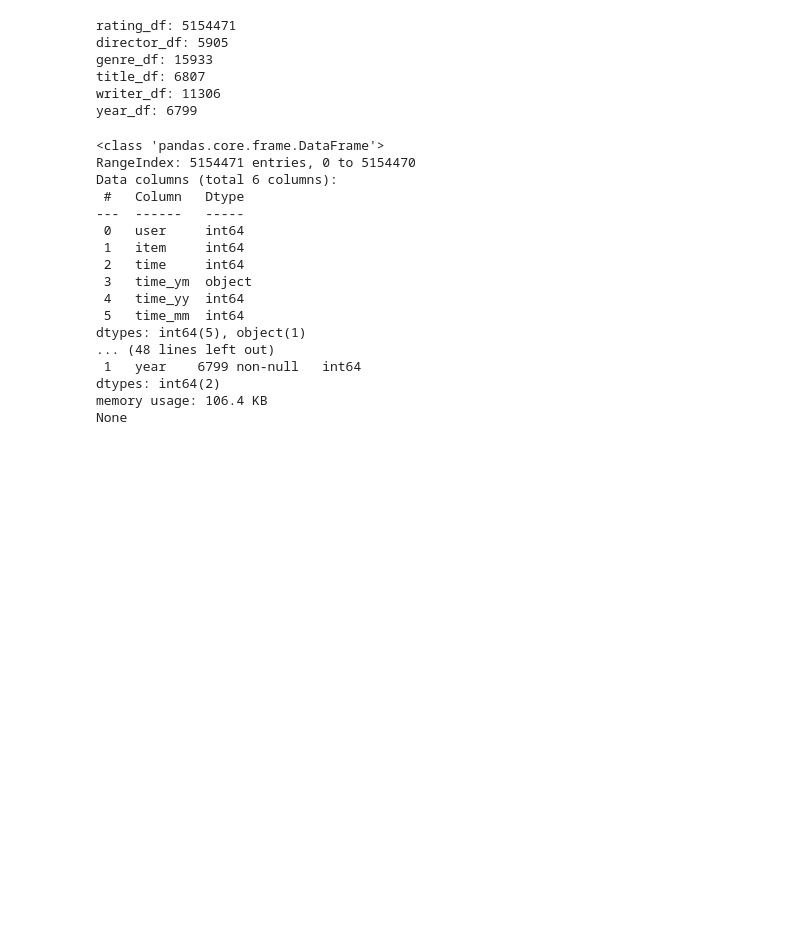
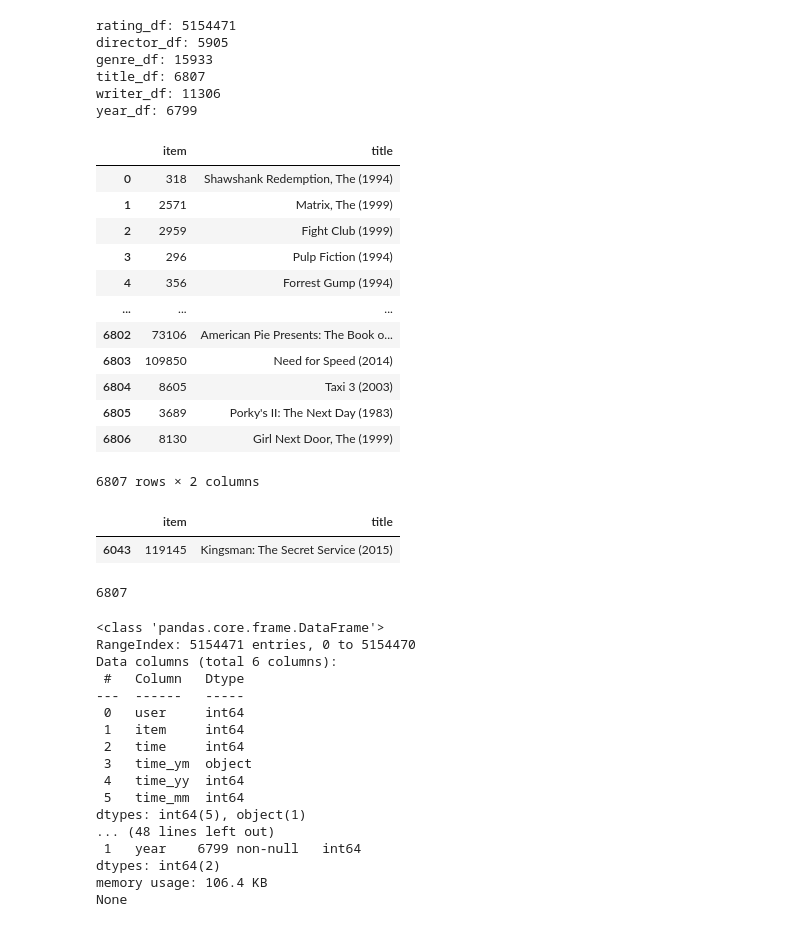
Before and after one commit to boostcampaitech7/level2-recsys-movierecommendation-recsys-03-lv3, a Jupyter notebook: EDA/davin_EDA.ipynb, the cells around one changed output. Drawn from its saved outputs; the diff is of its cells as text; code cells hidden in the pictures; blank space fills up the shorter version.

```diff
--- a/EDA/davin_EDA.ipynb
+++ b/EDA/davin_EDA.ipynb
@@ -44,6 +44,33 @@ genre_df: 15933
 title_df: 6807
 writer_df: 11306
 year_df: 6799
+# %%
+title_df
+# %% [output]
+|  | item | title |
+| 0 | 318 | Shawshank Redemption, The (1994) |
+| 1 | 2571 | Matrix, The (1999) |
+| 2 | 2959 | Fight Club (1999) |
+| 3 | 296 | Pulp Fiction (1994) |
+| 4 | 356 | Forrest Gump (1994) |
+| ... | ... | ... |
+| 6802 | 73106 | American Pie Presents: The Book o... |
+| 6803 | 109850 | Need for Speed (2014) |
+| 6804 | 8605 | Taxi 3 (2003) |
+| 6805 | 3689 | Porky's II: The Next Day (1983) |
+| 6806 | 8130 | Girl Next Door, The (1999) |
+6807 rows × 2 columns
+# %%
+# title_df[title_df["item"] == 15307]
+
+title_df[title_df["title"].str.contains("Kingsman", na=False)]
+# %% [output]
+|  | item | title |
+| 6043 | 119145 | Kingsman: The Secret Service (2015) |
+# %%
+len(title_df)
+# %% [output]
+6807
 # %%
 print(rating_df.info())
 print(director_df.info())
```
Also changed, not shown: parts of 15 cells of this notebook.
